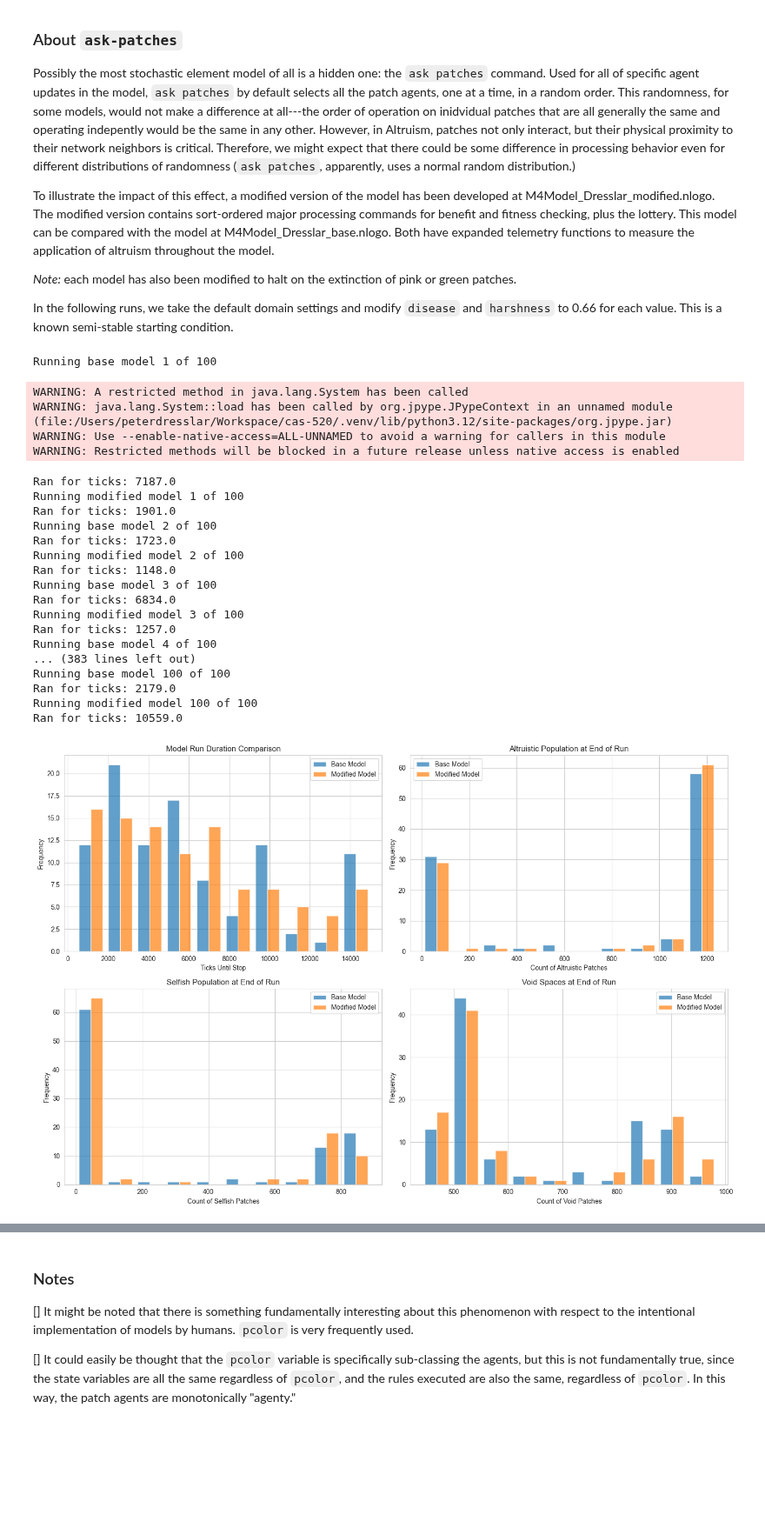
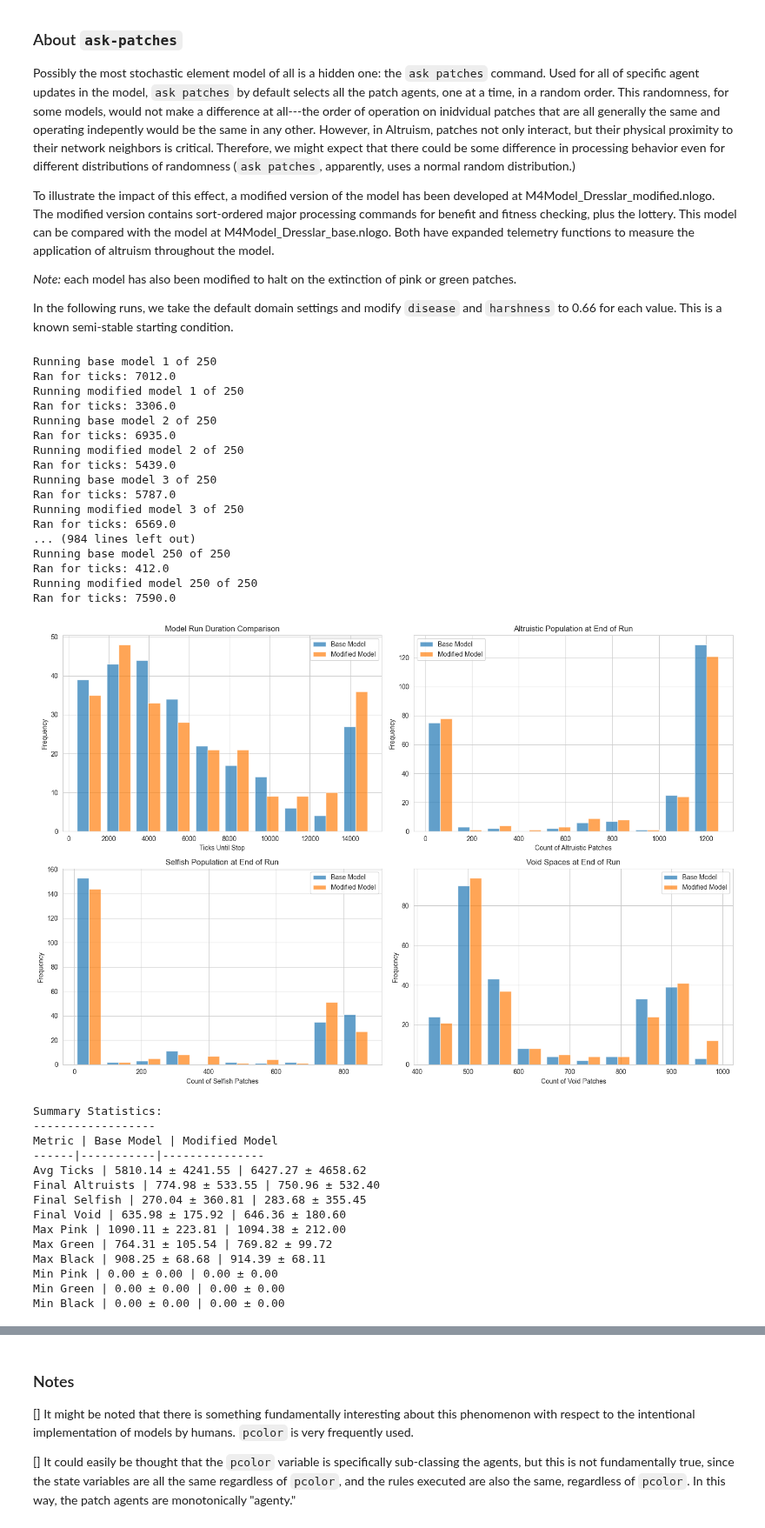
Before and after one commit to peterdresslar/cas-520, a Jupyter notebook: M4/M4Analysis_Dresslar.ipynb, the cells around one changed output, grey strips where cells are left out. Shown at 87% size. Cells and saved outputs as stored; diff of their text form; code cells hidden in the pictures; blank space fills up the shorter version.

```diff
--- a/M4/M4Analysis_Dresslar.ipynb
+++ b/M4/M4Analysis_Dresslar.ipynb
@@ -156,7 +157,7 @@ max_ticks = 15000
 this_disease = 0.66
 this_harshness = 0.66
 
-runs_each = 100
+runs_each = 250
 
 
 for i in range(runs_each):
@@ -243,53 +244,62 @@ plt.title('Selfish Population at End of Run')
 plt.legend()
 
 # 4. Histogram of black patch counts (voids)
 plt.subplot(2, 2, 4)
 plt.hist([base_model_voids_count, modified_model_voids_count],
          bins=10, alpha=0.7, label=['Base Model', 'Modified Model'])
 plt.xlabel('Count of Void Patches')
 plt.ylabel('Frequency')
 plt.title('Void Spaces at End of Run')
 plt.legend()
 
 plt.tight_layout()
 plt.show()
 
 # Add a summary statistics table
 print("Summary Statistics:")
 print("------------------")
 print("Metric | Base Model | Modified Model")
 print("------|-----------|---------------")
 print(f"Avg Ticks | {np.mean(base_model_ticks_to_stop):.2f} ± {np.std(base_model_ticks_to_stop):.2f} | {np.mean(modified_model_ticks_to_stop):.2f} ± {np.std(modified_model_ticks_to_stop):.2f}")
 print(f"Final Altruists | {np.mean(base_model_pinks_count):.2f} ± {np.std(base_model_pinks_count):.2f} | {np.mean(modified_model_pinks_count):.2f} ± {np.std(modified_model_pinks_count):.2f}")
 print(f"Final Selfish | {np.mean(base_model_greens_count):.2f} ± {np.std(base_model_greens_count):.2f} | {np.mean(modified_model_greens_count):.2f} ± {np.std(modified_model_greens_count):.2f}")
 print(f"Final Void | {np.mean(base_model_voids_count):.2f} ± {np.std(base_model_voids_count):.2f} | {np.mean(modified_model_voids_count):.2f} ± {np.std(modified_model_voids_count):.2f}")
 print(f"Max Pink | {np.mean(base_model_max_pink):.2f} ± {np.std(base_model_max_pink):.2f} | {np.mean(modified_model_max_pink):.2f} ± {np.std(modified_model_max_pink):.2f}")
 print(f"Max Green | {np.mean(base_model_max_green):.2f} ± {np.std(base_model_max_green):.2f} | {np.mean(modified_model_max_green):.2f} ± {np.std(modified_model_max_green):.2f}")
 print(f"Max Black | {np.mean(base_model_max_black):.2f} ± {np.std(base_model_max_black):.2f} | {np.mean(modified_model_max_black):.2f} ± {np.std(modified_model_max_black):.2f}")
 print(f"Min Pink | {np.mean(base_model_min_pink):.2f} ± {np.std(base_model_min_pink):.2f} | {np.mean(modified_model_min_pink):.2f} ± {np.std(modified_model_min_pink):.2f}")
 print(f"Min Green | {np.mean(base_model_min_green):.2f} ± {np.std(base_model_min_green):.2f} | {np.mean(modified_model_min_green):.2f} ± {np.std(modified_model_min_green):.2f}")
 print(f"Min Black | {np.mean(base_model_min_black):.2f} ± {np.std(base_model_min_black):.2f} | {np.mean(modified_model_min_black):.2f} ± {np.std(modified_model_min_black):.2f}")
 # %% [output]
-Running base model 1 of 100
+Running base model 1 of 250
+Ran for ticks: 7012.0
+Running modified model 1 of 250
+Ran for ticks: 3306.0
+Running base model 2 of 250
+Ran for ticks: 6935.0
+Running modified model 2 of 250
+Ran for ticks: 5439.0
+Running base model 3 of 250
+Ran for ticks: 5787.0
+Running modified model 3 of 250
+Ran for ticks: 6569.0
+... (984 lines left out)
+Running base model 250 of 250
+Ran for ticks: 412.0
+Running modified model 250 of 250
+Ran for ticks: 7590.0
+[figure, new version]
-WARNING: A restricted method in java.lang.System has been called
-WARNING: java.lang.System::load has been called by org.jpype.JPypeContext in an unnamed module (file:/Users/peterdresslar/Workspace/cas-520/.venv/lib/python3.12/site-packages/org.jpype.jar)
-WARNING: Use --enable-native-access=ALL-UNNAMED to avoid a warning for callers in this module
-WARNING: Restricted methods will be blocked in a future release unless native access is enabled
+Summary Statistics:
+------------------
+Metric | Base Model | Modified Model
+------|-----------|---------------
+Avg Ticks | 5810.14 ± 4241.55 | 6427.27 ± 4658.62
+Final Altruists | 774.98 ± 533.55 | 750.96 ± 532.40
+Final Selfish | 270.04 ± 360.81 | 283.68 ± 355.45
+Final Void | 635.98 ± 175.92 | 646.36 ± 180.60
+Max Pink | 1090.11 ± 223.81 | 1094.38 ± 212.00
+Max Green | 764.31 ± 105.54 | 769.82 ± 99.72
+Max Black | 908.25 ± 68.68 | 914.39 ± 68.11
+Min Pink | 0.00 ± 0.00 | 0.00 ± 0.00
+Min Green | 0.00 ± 0.00 | 0.00 ± 0.00
+Min Black | 0.00 ± 0.00 | 0.00 ± 0.00
-Ran for ticks: 7187.0
-Running modified model 1 of 100
-Ran for ticks: 1901.0
-Running base model 2 of 100
-Ran for ticks: 1723.0
-Running modified model 2 of 100
-Ran for ticks: 1148.0
-Running base model 3 of 100
-Ran for ticks: 6834.0
-Running modified model 3 of 100
-Ran for ticks: 1257.0
-Running base model 4 of 100
-... (383 lines left out)
-Running base model 100 of 100
-Ran for ticks: 2179.0
-Running modified model 100 of 100
-Ran for ticks: 10559.0
-[figure, old version]
```
Also changed, not shown: parts of 5 cells of this notebook, 10 other files.
